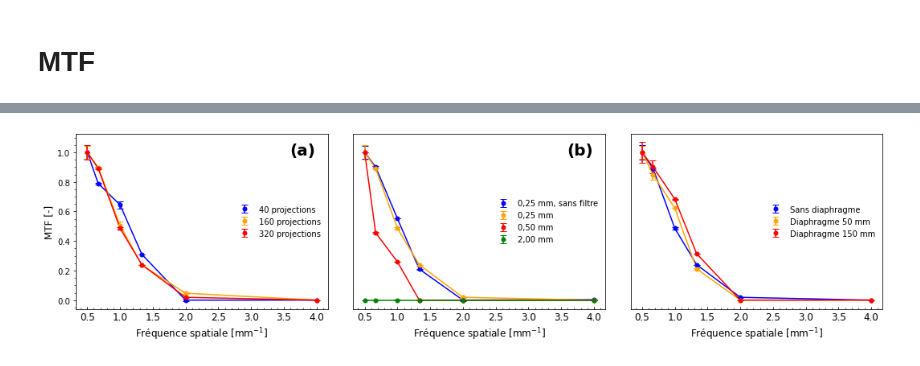
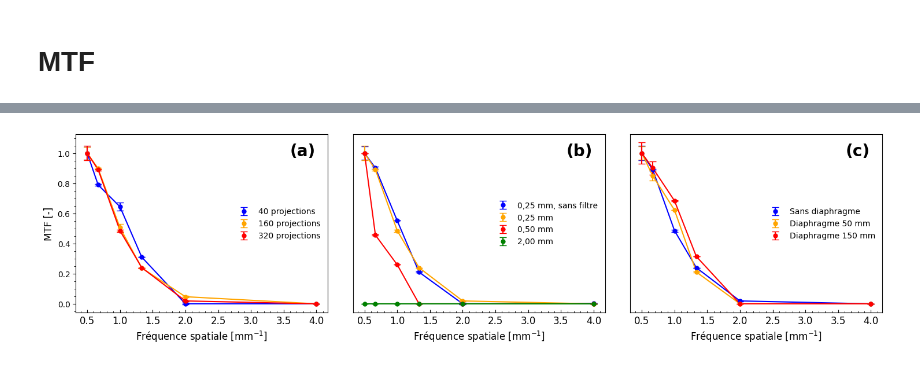
Before and after one commit to felixantoine1/labV_projet, a Jupyter notebook: analyse_partie4.ipynb, the cells around one changed output, grey strips where cells are left out. Cells and saved outputs as stored; diff of their text form; code cells hidden in the pictures.

```diff
--- a/analyse_partie4.ipynb
+++ b/analyse_partie4.ipynb
@@ -772,37 +772,37 @@ axs[2].errorbar(x_scale, mtfs_partie4_3d_320_025_dia050_y, yerr=std_mtfs_partie4
 axs[2].plot(x_scale, mtfs_partie4_3d_320_025_dia150_y, color="red")
 axs[2].errorbar(x_scale, mtfs_partie4_3d_320_025_dia150_y, yerr=std_mtfs_partie4_3d_320_025_dia150_y,
                 color="red", fmt='o', capsize=4, markersize=5, linestyle='', label='Diaphragme 150 mm')
-axs[2].text(0.95, 0.95, '(b)', horizontalalignment='right', verticalalignment='top', transform=axs[1].transAxes, weight='bold', size=20)
+axs[2].text(0.95, 0.95, '(c)', horizontalalignment='right', verticalalignment='top', transform=axs[2].transAxes, weight='bold', size=20)
 axs[2].set_xlabel("Fréquence spatiale [mm$^{-1}$]", fontsize=12)
 axs[2].legend(frameon=False, loc='center right')
 axs[2].tick_params(axis='both', which='both', direction='in', labelsize=12)
 axs[2].minorticks_on()
 axs[2].tick_params(axis='y', which='both', left=False, right=False, labelleft=False, labelright=False)
 
 # Plot 3
 axs[1].errorbar(x_scale, mtfs_partie4_3d_320_025_nofilter_y , std_mtfs_partie4_3d_320_025_nofilter_y,
                color="blue", fmt='o', capsize=4, markersize=5, linestyle='', label='0,25 mm, sans filtre')
 axs[1].plot(x_scale,mtfs_partie4_3d_320_025_nofilter_y  ,color="blue")
 axs[1].errorbar(x_scale, mtfs_partie4_3d_320_025_y, yerr=std_mtfs_partie4_3d_320_025_y,
                 color="orange", fmt='o', capsize=4, markersize=5, linestyle='', label='0,25 mm')
 axs[1].plot(x_scale, mtfs_partie4_3d_320_025_y, color="orange")
 axs[1].errorbar(x_scale, mtfs_partie4_3d_320_050_y, yerr=std_mtfs_partie4_3d_320_050_y,
                 color="red", fmt='o', capsize=4, markersize=5, linestyle='', label='0,50 mm')
 axs[1].plot(x_scale, mtfs_partie4_3d_320_050_y, color="red")
 axs[1].errorbar(x_scale, [0,0,0,0,0,0], yerr=[0,0,0,0,0,0],
                 color="green", fmt='o', capsize=4, markersize=5, linestyle='', label='2,00 mm')
 axs[1].plot(x_scale,[0,0,0,0,0,0] ,color="green")
-axs[1].text(0.95, 0.95, '(c)', horizontalalignment='right', verticalalignment='top', transform=axs[2].transAxes, weight='bold', size=20)
+axs[1].text(0.95, 0.95, '(b)', horizontalalignment='right', verticalalignment='top', transform=axs[1].transAxes, weight='bold', size=20)
 axs[1].set_xlabel("Fréquence spatiale [mm$^{-1}$]", fontsize=12)
 axs[1].legend(frameon=False, loc='center right')
 axs[1].tick_params(axis='both', which='both', direction='in', labelsize=12)
 axs[1].minorticks_on()
 axs[1].tick_params(axis='y', which='both', left=False, right=False, labelleft=False, labelright=False)
 
 # Adjust layout
 plt.subplots_adjust(wspace=0.1)
 
 # Show plot
 plt.show()
 # %% [output]
-[figure, old version]
+[figure, new version]
```
Also changed, not shown: parts of 13 cells of this notebook, 1 other file.
